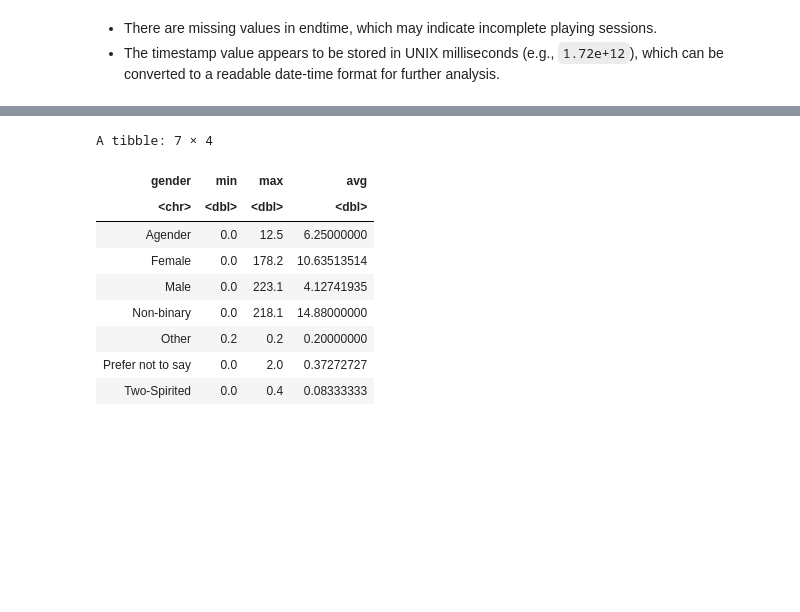
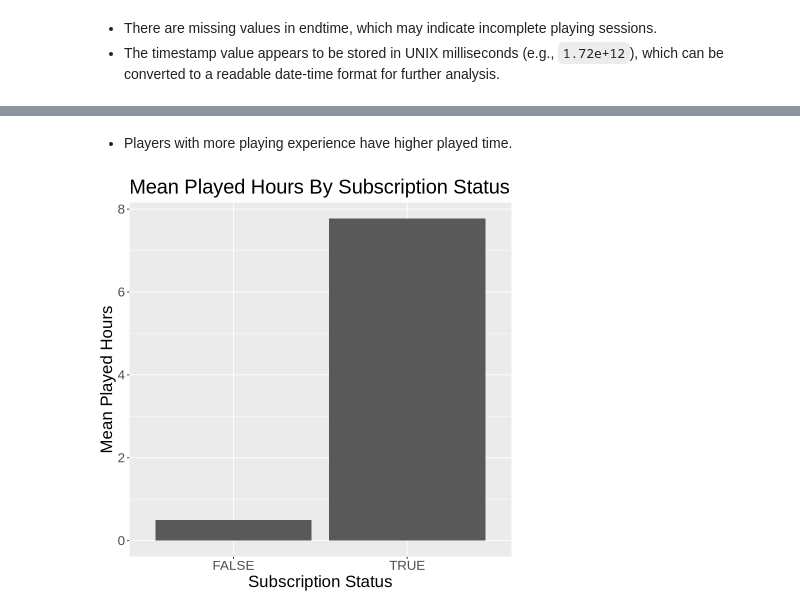
Before and after one commit to anitazou910/DSCI100-Individual-Plan, a Jupyter notebook: individual plan.ipynb, the cells around one changed output, grey strips where cells are left out. Saved outputs shown, nothing was run; the diff lists cells and outputs as text; code cells hidden in the pictures; blank space fills up the shorter version.

```diff
--- a/individual plan.ipynb
+++ b/individual plan.ipynb
@@ -151,15 +145,14 @@ ggplot(players_fil, aes(x = played_hours, y = Age)) +
-# %%
-players |>
-  group_by(gender) |>
-  summarize(min = min(played_hours), max = max(played_hours), avg = mean(played_hours))
-# %% [output]
-A tibble: 7 × 4
-| gender | min | max | avg |
-| <chr> | <dbl> | <dbl> | <dbl> |
-| Agender | 0.0 | 12.5 | 6.25000000 |
-| Female | 0.0 | 178.2 | 10.63513514 |
-| Male | 0.0 | 223.1 | 4.12741935 |
-| Non-binary | 0.0 | 218.1 | 14.88000000 |
-| Other | 0.2 | 0.2 | 0.20000000 |
-| Prefer not to say | 0.0 | 2.0 | 0.37272727 |
-| Two-Spirited | 0.0 | 0.4 | 0.08333333 |
+# %% [markdown]
++ Players with more playing experience have higher played time.
+# %%
+players |>
+  group_by(subscribe) |>
+  summarize(mean_hours = mean(played_hours, na.rm = TRUE)) |>
+  ggplot(aes(x = subscribe, y = mean_hours)) +
+  geom_bar(stat = "identity") +
+  labs(title = "Mean Played Hours By Subscription Status",
+       x = "Subscription Status",
+       y = "Mean Played Hours") +
+  theme(text = element_text(size = 20))
+# %% [output]
+[figure, added]
```
Also changed, not shown: parts of 9 cells of this notebook.
